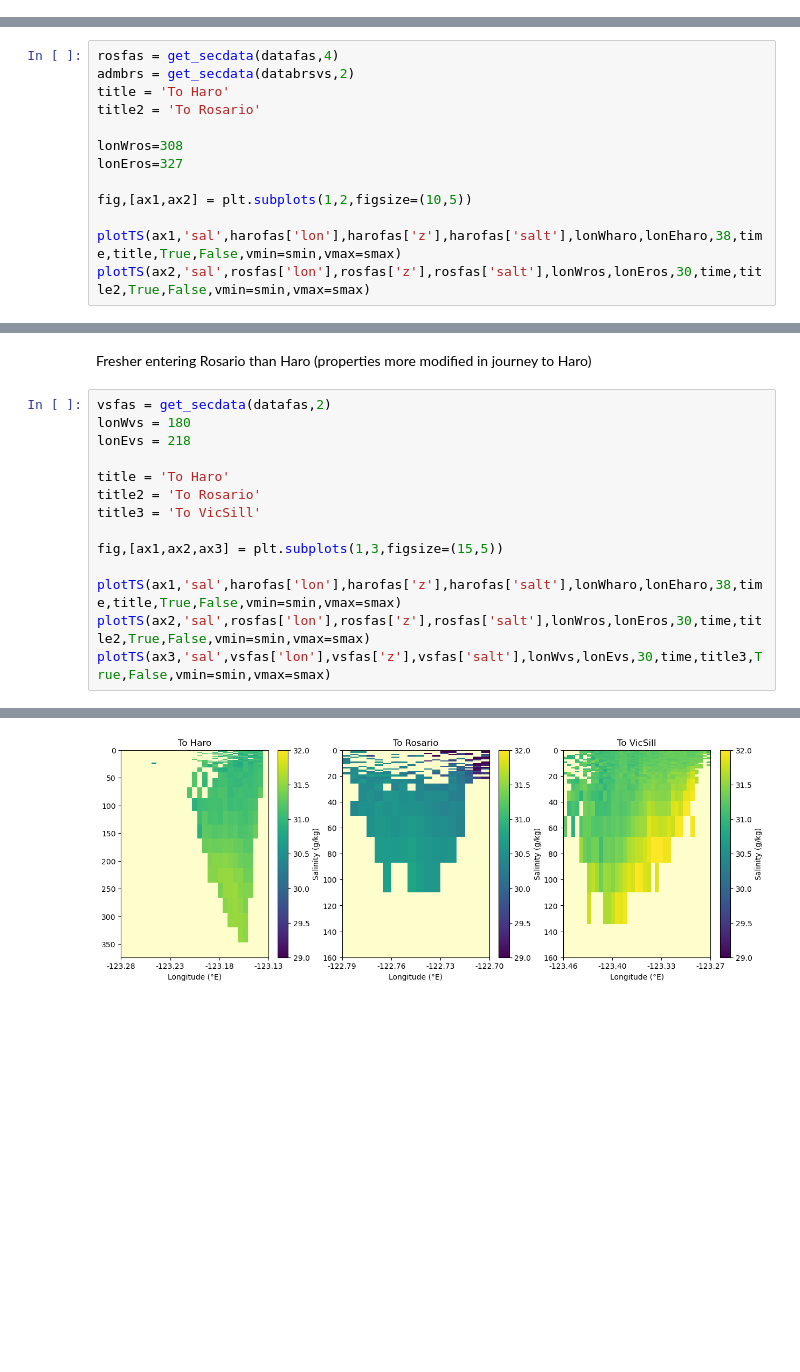
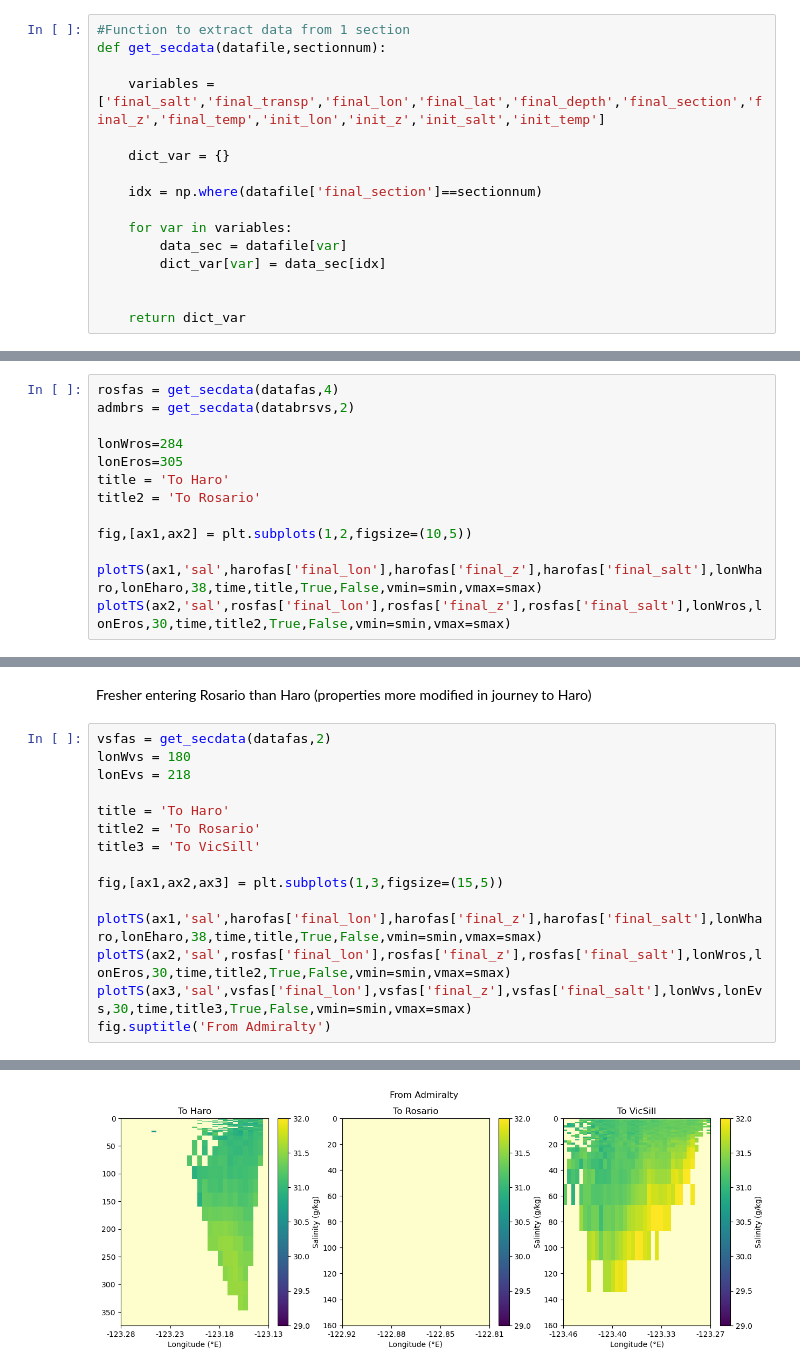
Before and after one commit to SalishSeaCast/analysis-camryn, a Jupyter notebook: Ariane/property_comparison.ipynb, the cells around one changed output, grey strips where cells are left out. Drawn from its saved outputs; the diff is of its cells as text; blank space fills up the shorter version.

```diff
--- a/Ariane/property_comparison.ipynb
+++ b/Ariane/property_comparison.ipynb
@@ -39,3 +19,19 @@ def get_secdata(datafile,sectionnum):
+# %%
+#Function to extract data from 1 section
+def get_secdata(datafile,sectionnum):
+
+    variables = ['final_salt','final_transp','final_lon','final_lat','final_depth','final_section','final_z','final_temp','init_lon','init_z','init_salt','init_temp']
+
+    dict_var = {}
+
+    idx = np.where(datafile['final_section']==sectionnum)
+
+    for var in variables:
+        data_sec = datafile[var]
+        dict_var[var] = data_sec[idx]
+
+
+    return dict_var
 # %%
 def plotCS(axv,lonsec,zsec,transpsec,lonW,lonE,depi,vmax,time,title,cblabel,ylabel):
 
@@ -302,14 +297,14 @@ plotTS(ax2,'sal',harofas['lon'],harofas['z'],harofas['salt'],lonWharo,lonEharo,3
 # %%
 rosfas = get_secdata(datafas,4)
 admbrs = get_secdata(databrsvs,2)
+
+lonWros=284
+lonEros=305
 title = 'To Haro'
 title2 = 'To Rosario'
 
-lonWros=308
-lonEros=327
-
 fig,[ax1,ax2] = plt.subplots(1,2,figsize=(10,5))
 
-plotTS(ax1,'sal',harofas['lon'],harofas['z'],harofas['salt'],lonWharo,lonEharo,38,time,title,True,False,vmin=smin,vmax=smax)
-plotTS(ax2,'sal',rosfas['lon'],rosfas['z'],rosfas['salt'],lonWros,lonEros,30,time,title2,True,False,vmin=smin,vmax=smax)
+plotTS(ax1,'sal',harofas['final_lon'],harofas['final_z'],harofas['final_salt'],lonWharo,lonEharo,38,time,title,True,False,vmin=smin,vmax=smax)
+plotTS(ax2,'sal',rosfas['final_lon'],rosfas['final_z'],rosfas['final_salt'],lonWros,lonEros,30,time,title2,True,False,vmin=smin,vmax=smax)
 # %% [output]
@@ -337,7 +332,8 @@ title3 = 'To VicSill'
 
 fig,[ax1,ax2,ax3] = plt.subplots(1,3,figsize=(15,5))
 
-plotTS(ax1,'sal',harofas['lon'],harofas['z'],harofas['salt'],lonWharo,lonEharo,38,time,title,True,False,vmin=smin,vmax=smax)
-plotTS(ax2,'sal',rosfas['lon'],rosfas['z'],rosfas['salt'],lonWros,lonEros,30,time,title2,True,False,vmin=smin,vmax=smax)
-plotTS(ax3,'sal',vsfas['lon'],vsfas['z'],vsfas['salt'],lonWvs,lonEvs,30,time,title3,True,False,vmin=smin,vmax=smax)
+plotTS(ax1,'sal',harofas['final_lon'],harofas['final_z'],harofas['final_salt'],lonWharo,lonEharo,38,time,title,True,False,vmin=smin,vmax=smax)
+plotTS(ax2,'sal',rosfas['final_lon'],rosfas['final_z'],rosfas['final_salt'],lonWros,lonEros,30,time,title2,True,False,vmin=smin,vmax=smax)
+plotTS(ax3,'sal',vsfas['final_lon'],vsfas['final_z'],vsfas['final_salt'],lonWvs,lonEvs,30,time,title3,True,False,vmin=smin,vmax=smax)
+fig.suptitle('From Admiralty')
 # %% [output]
@@ -344,4 +341,4 @@ plotTS(ax3,'sal',vsfas['lon'],vsfas['z'],vsfas['salt'],lonWvs,lonEvs,30,time,tit
-[figure, old version]
+[figure, new version]
 # %%
 fig,ax = plt.subplots()
 
```
Also changed, not shown: parts of 27 cells of this notebook, 4 other files.
